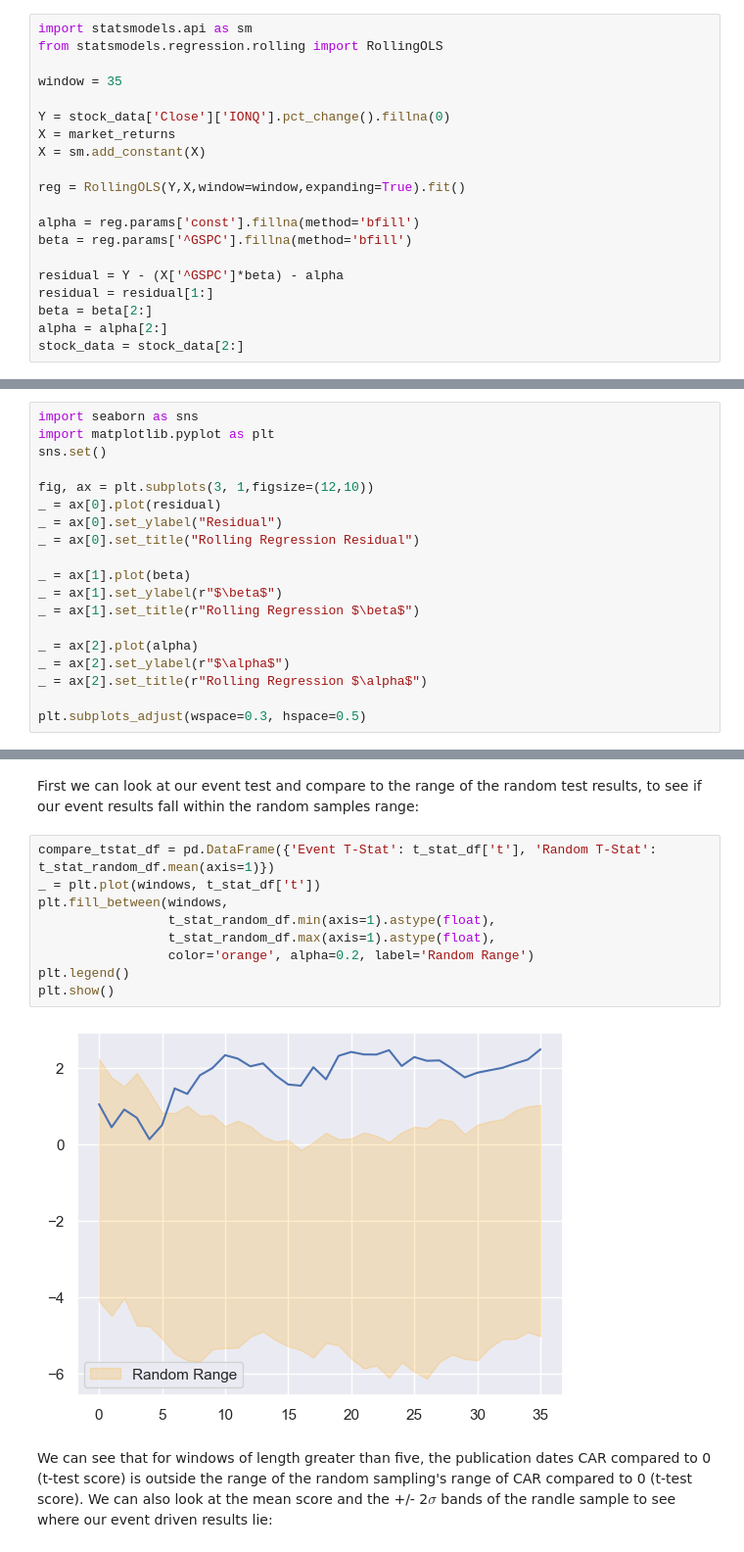
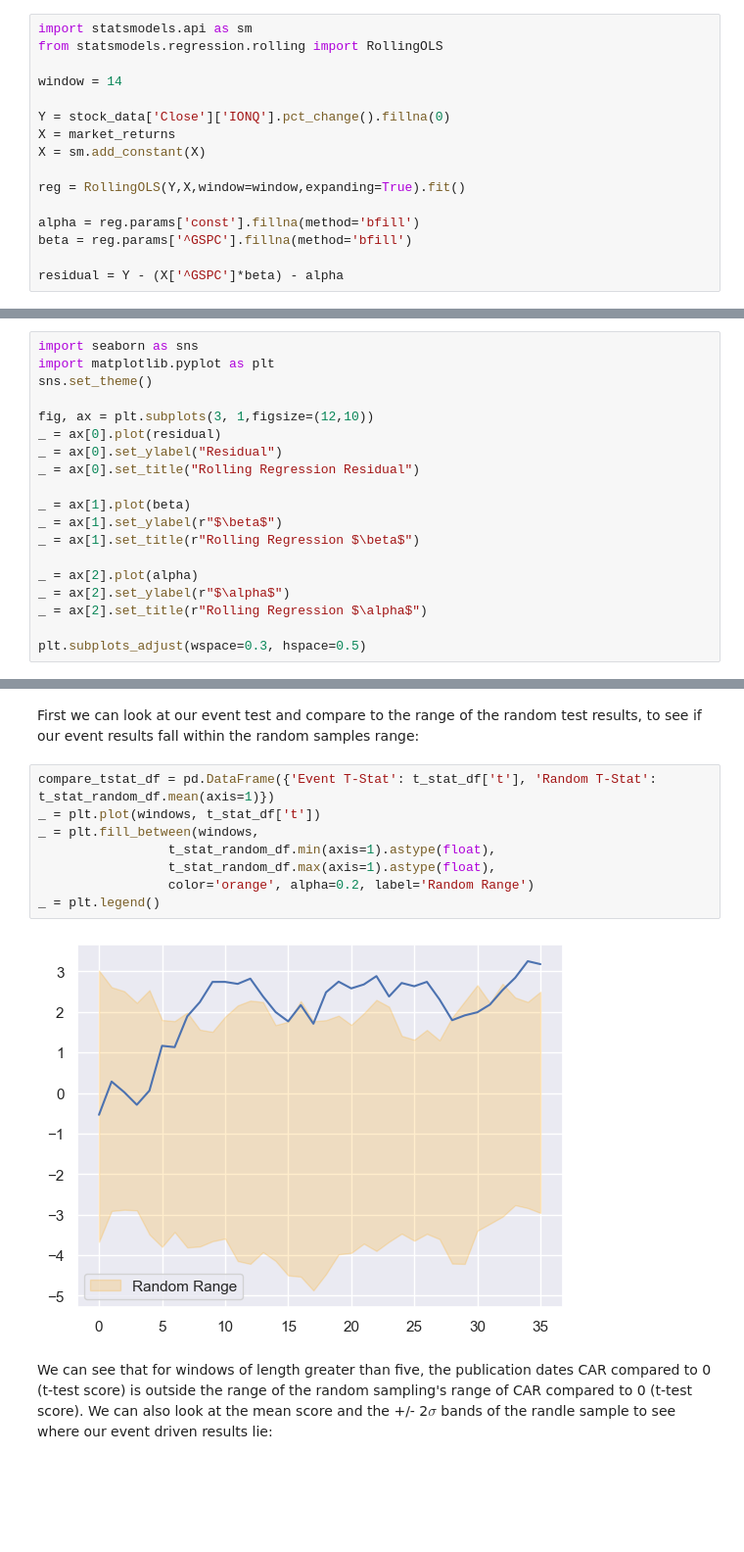
Before and after one commit to will-friend/QuantumSignalResearch, a Jupyter notebook: notebooks/02_IonQ_Rolling_Regression.ipynb, the cells around one changed output, grey strips where cells are left out. Shown at 98% size. Saved outputs shown, nothing was run; the diff lists cells and outputs as text; blank space fills up the shorter version.

```diff
--- a/notebooks/02_IonQ_Rolling_Regression.ipynb
+++ b/notebooks/02_IonQ_Rolling_Regression.ipynb
@@ -27,7 +23,7 @@ pandas.core.series.Series
 import statsmodels.api as sm
 from statsmodels.regression.rolling import RollingOLS
 
-window = 35
+window = 14
 
 Y = stock_data['Close']['IONQ'].pct_change().fillna(0)
 X = market_returns
@@ -39,16 +35,12 @@ alpha = reg.params['const'].fillna(method='bfill')
 beta = reg.params['^GSPC'].fillna(method='bfill')
 
 residual = Y - (X['^GSPC']*beta) - alpha
-residual = residual[1:]
-beta = beta[2:]
-alpha = alpha[2:]
-stock_data = stock_data[2:]
 # %% [markdown]
 We can quickly visualize the regression residual (or the abnormal returns), as well as our regression parameters:
 # %%
 import seaborn as sns
 import matplotlib.pyplot as plt
-sns.set()
+sns.set_theme()
 
 fig, ax = plt.subplots(3, 1,figsize=(12,10))
 _ = ax[0].plot(residual)
@@ -150,14 +145,13 @@ First we can look at our event test and compare to the range of the random test
 # %%
 compare_tstat_df = pd.DataFrame({'Event T-Stat': t_stat_df['t'], 'Random T-Stat': t_stat_random_df.mean(axis=1)})
 _ = plt.plot(windows, t_stat_df['t'])
-plt.fill_between(windows,
+_ = plt.fill_between(windows,
                  t_stat_random_df.min(axis=1).astype(float),
                  t_stat_random_df.max(axis=1).astype(float),
                  color='orange', alpha=0.2, label='Random Range')
-plt.legend()
-plt.show()
+_ = plt.legend()
 # %% [output]
-[figure, old version]
+[figure, new version]
 # %% [markdown]
 We can see that for windows of length greater than five, the publication dates CAR compared to 0 (t-test score) is outside the range of the random sampling's range of CAR compared to 0 (t-test score). We can also look at the mean score and the +/- 2$\sigma$ bands of the randle sample to see where our event driven results lie:
 # %%
```
Also changed, not shown: parts of 21 cells of this notebook.
